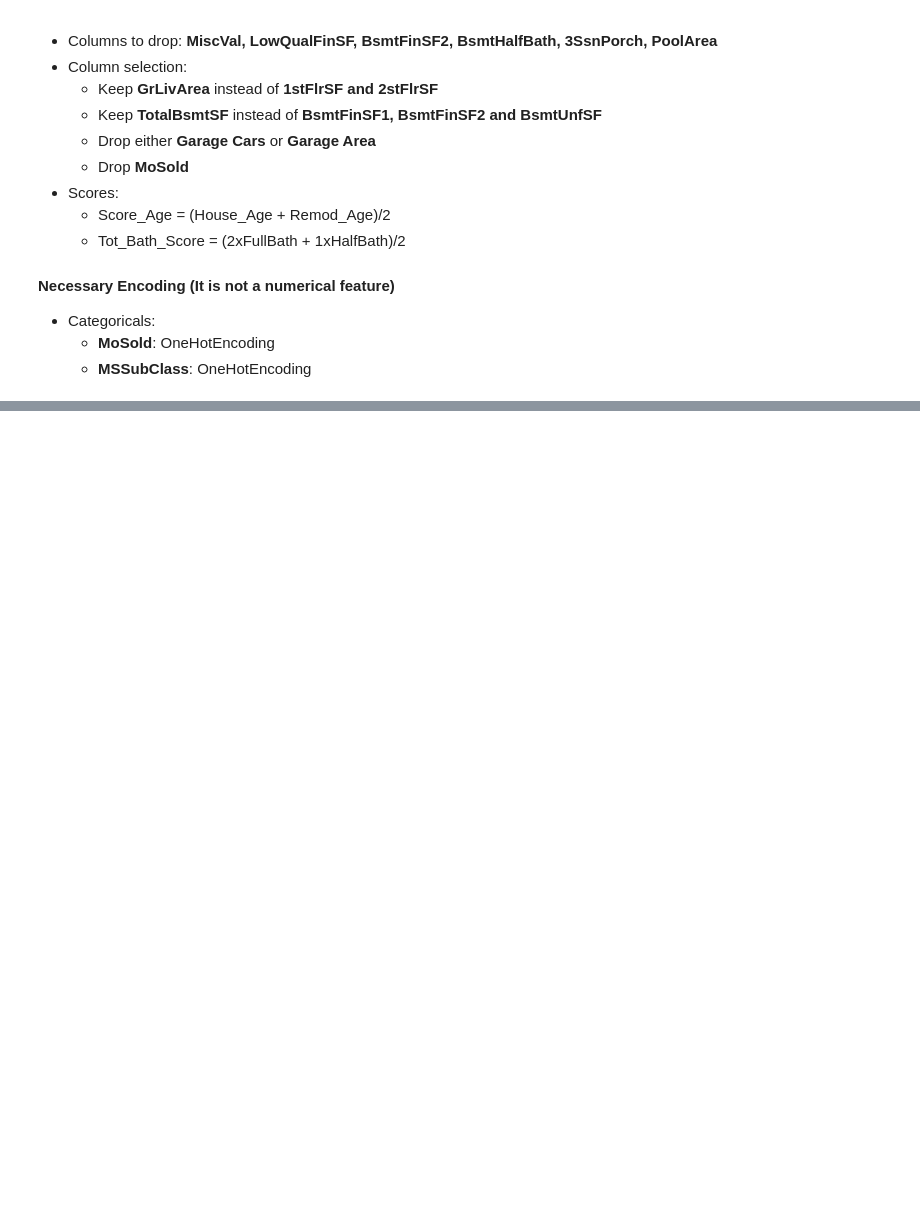
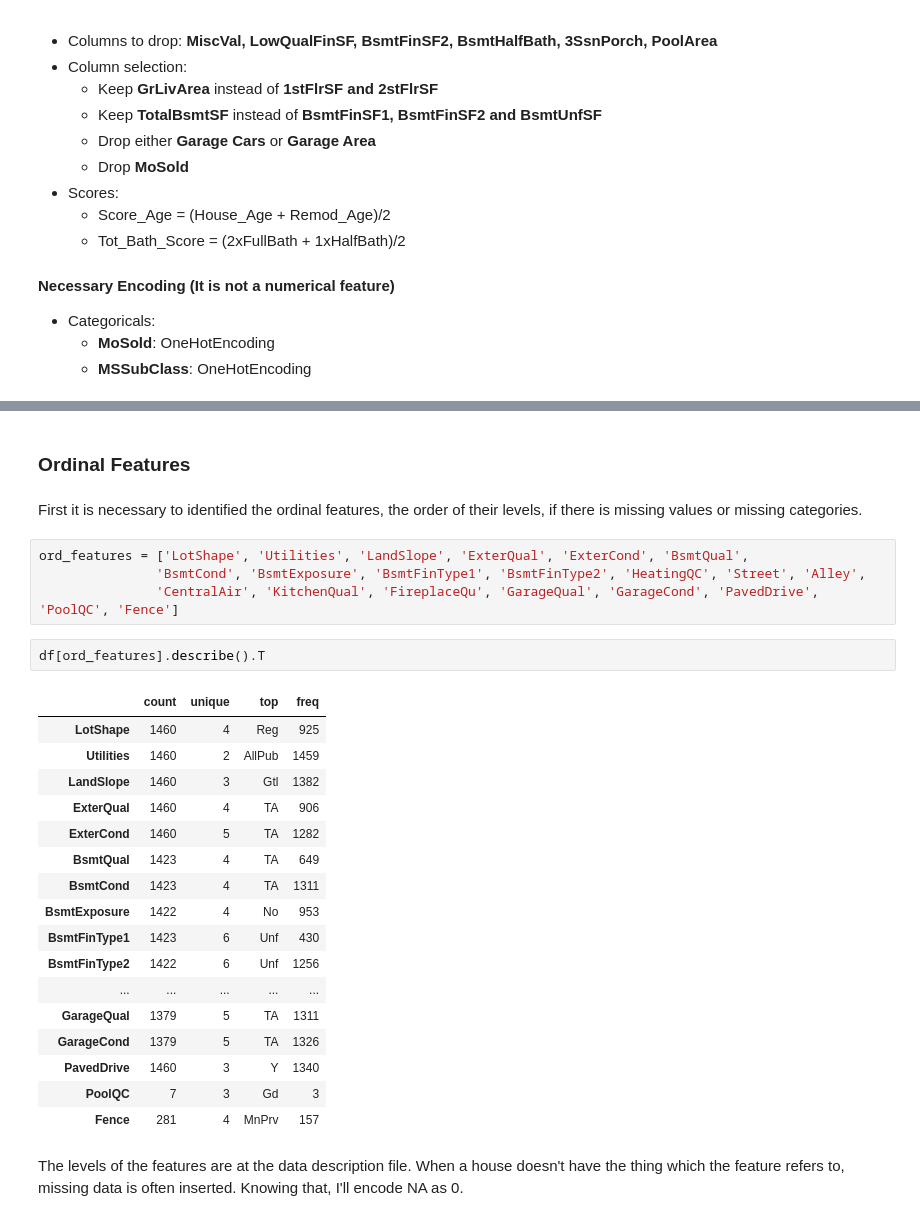
Before and after one commit to vitormarquesr/House_Prices_AdvRegression, a Jupyter notebook: House_Prices_Prediction.ipynb, the cells around one changed output, grey strips where cells are left out. Saved outputs shown, nothing was run; the diff lists cells and outputs as text; blank space fills up the shorter version.

Commit message:
Start analysis on Ordinal Features
- Start analysis on Ordinal Features,
encode accordingly.

```diff
--- a/House_Prices_Prediction.ipynb
+++ b/House_Prices_Prediction.ipynb
@@ -380,0 +493,30 @@ predict_pipeline_numRF = Pipeline([
+# %% [markdown]
+### Ordinal Features
+# %% [markdown]
+First it is necessary to identified the ordinal features, the order of their levels, if there is missing values or missing categories.
+# %%
+ord_features = ['LotShape', 'Utilities', 'LandSlope', 'ExterQual', 'ExterCond', 'BsmtQual',
+               'BsmtCond', 'BsmtExposure', 'BsmtFinType1', 'BsmtFinType2', 'HeatingQC', 'Street', 'Alley',
+               'CentralAir', 'KitchenQual', 'FireplaceQu', 'GarageQual', 'GarageCond', 'PavedDrive', 'PoolQC', 'Fence']
+# %%
+df[ord_features].describe().T
+# %% [output]
+|  | count | unique | top | freq |
+| LotShape | 1460 | 4 | Reg | 925 |
+| Utilities | 1460 | 2 | AllPub | 1459 |
+| LandSlope | 1460 | 3 | Gtl | 1382 |
+| ExterQual | 1460 | 4 | TA | 906 |
+| ExterCond | 1460 | 5 | TA | 1282 |
+| BsmtQual | 1423 | 4 | TA | 649 |
+| BsmtCond | 1423 | 4 | TA | 1311 |
+| BsmtExposure | 1422 | 4 | No | 953 |
+| BsmtFinType1 | 1423 | 6 | Unf | 430 |
+| BsmtFinType2 | 1422 | 6 | Unf | 1256 |
+| ... | ... | ... | ... | ... |
+| GarageQual | 1379 | 5 | TA | 1311 |
+| GarageCond | 1379 | 5 | TA | 1326 |
+| PavedDrive | 1460 | 3 | Y | 1340 |
+| PoolQC | 7 | 3 | Gd | 3 |
+| Fence | 281 | 4 | MnPrv | 157 |
+# %% [markdown]
+The levels of the features are at the data description file. When a house doesn't have the thing which the feature refers to, missing data is often inserted. Knowing that, I'll encode NA as 0.
```
Also changed, not shown: parts of 39 cells of this notebook.
